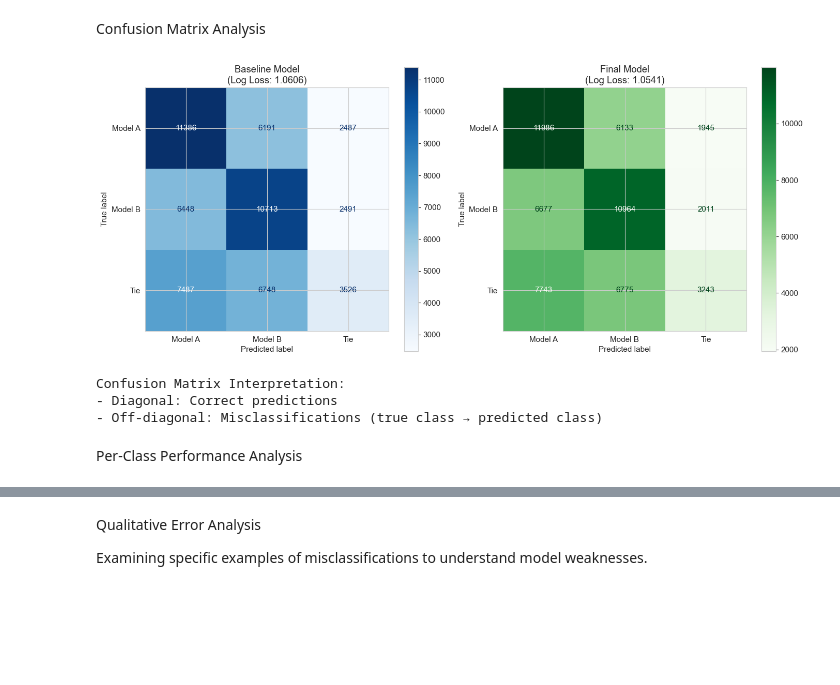
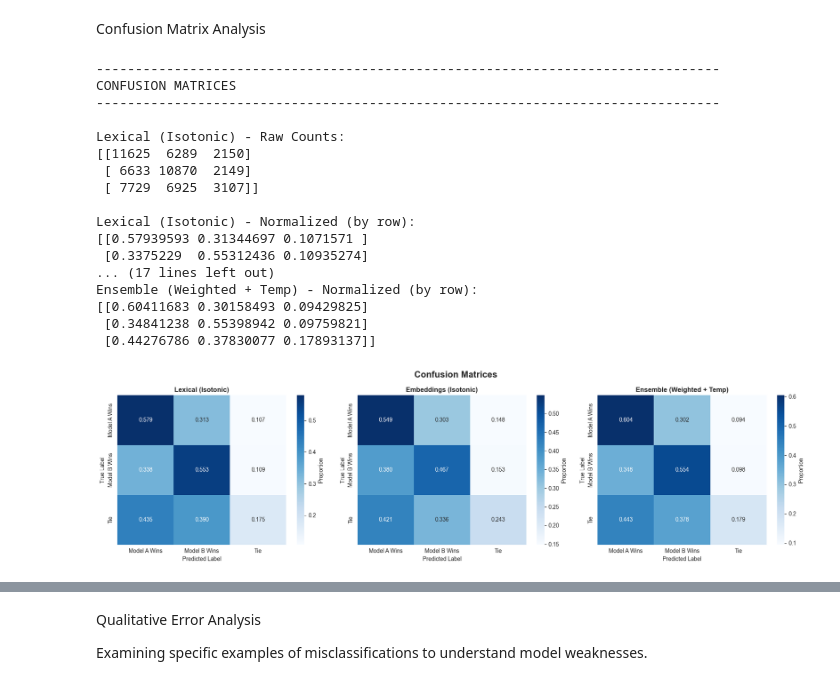
Before and after one commit to SakerElias/LLM_Classification_Finetuning, a Jupyter notebook: notebooks/step4.ipynb, the cells around one changed output, grey strips where cells are left out. Drawn from its saved outputs; the diff is of its cells as text; code cells hidden in the pictures; blank space fills up the shorter version.

```diff
--- a/notebooks/step4.ipynb
+++ b/notebooks/step4.ipynb
@@ -18,10 +10,6 @@ import seaborn as sns
 from sklearn.metrics import confusion_matrix, log_loss, classification_report, ConfusionMatrixDisplay
 import warnings
 warnings.filterwarnings('ignore')
-
-# Set style for visualizations
-sns.set_style('whitegrid')
-plt.rcParams['figure.figsize'] = (12, 6)
 # %% [markdown]
 Load Data and Predictions
 # %%
@@ -83,34 +169,51 @@ Improvement: 0.0065 log loss reduction
 # %% [markdown]
 Confusion Matrix Analysis
 # %%
-# Generate confusion matrices
-cm_baseline = confusion_matrix(y_true, y_pred_baseline)
-cm_final = confusion_matrix(y_true, y_pred_final)
+print("\n" + "-"*80)
+print("CONFUSION MATRICES")
+print("-"*80)
 
-# Visualize confusion matrices side by side
-fig, axes = plt.subplots(1, 2, figsize=(14, 6))
+fig, axes = plt.subplots(1, 3, figsize=(18, 5))
+fig.suptitle('Confusion Matrices', fontsize=16, fontweight='bold')
 
-# Baseline model
-disp1 = ConfusionMatrixDisplay(confusion_matrix=cm_baseline, display_labels=class_names)
-disp1.plot(ax=axes[0], cmap='Blues', values_format='d')
-axes[0].set_title(f'Baseline Model\n(Log Loss: {logloss_baseline:.4f})')
+for idx, (name, (probs, preds)) in enumerate(models.items()):
+    cm = confusion_matrix(y_true, preds, labels=[0, 1, 2])
 
-# Final model
-disp2 = ConfusionMatrixDisplay(confusion_matrix=cm_final, display_labels=class_names)
-disp2.plot(ax=axes[1], cmap='Greens', values_format='d')
-axes[1].set_title(f'Final Model\n(Log Loss: {logloss_final:.4f})')
+    # Normalize by row (true labels)
+    cm_normalized = cm.astype('float') / cm.sum(axis=1)[:, np.newaxis]
+
+    # Plot
+    sns.heatmap(cm_normalized, annot=True, fmt='.3f', cmap='Blues',
+                xticklabels=class_names, yticklabels=class_names,
+                ax=axes[idx], cbar_kws={'label': 'Proportion'})
+    axes[idx].set_title(name, fontweight='bold')
+    axes[idx].set_ylabel('True Label')
+    axes[idx].set_xlabel('Predicted Label')
+
+    # Print raw counts
+    print(f"\n{name} - Raw Counts:")
+    print(cm)
+    print(f"\n{name} - Normalized (by row):")
+    print(cm_normalized)
 
 plt.tight_layout()
-plt.savefig('confusion_matrices.png', dpi=300, bbox_inches='tight')
 plt.show()
-
-print("\nConfusion Matrix Interpretation:")
-print("- Diagonal: Correct predictions")
-print("- Off-diagonal: Misclassifications (true class → predicted class)")
 # %% [output]
+--------------------------------------------------------------------------------
+CONFUSION MATRICES
+--------------------------------------------------------------------------------
+
+Lexical (Isotonic) - Raw Counts:
+[[11625  6289  2150]
+ [ 6633 10870  2149]
+ [ 7729  6925  3107]]
+
+Lexical (Isotonic) - Normalized (by row):
+[[0.57939593 0.31344697 0.1071571 ]
+ [0.3375229  0.55312436 0.10935274]
+... (17 lines left out)
+Ensemble (Weighted + Temp) - Normalized (by row):
+[[0.60411683 0.30158493 0.09429825]
+ [0.34841238 0.55398942 0.09759821]
+ [0.44276786 0.37830077 0.17893137]]
-[figure, old version]
+[figure, new version]
-Confusion Matrix Interpretation:
-- Diagonal: Correct predictions
-- Off-diagonal: Misclassifications (true class → predicted class)
-# %% [markdown]
-Per-Class Performance Analysis
```
Also changed, not shown: parts of 14 cells of this notebook, 3 other files.
